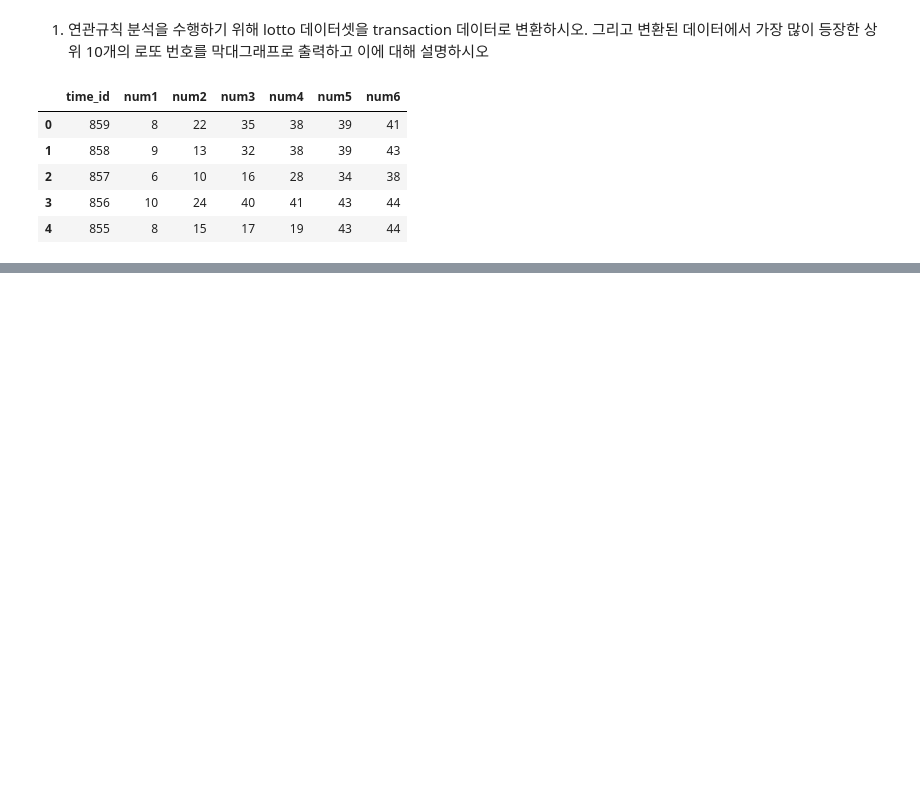
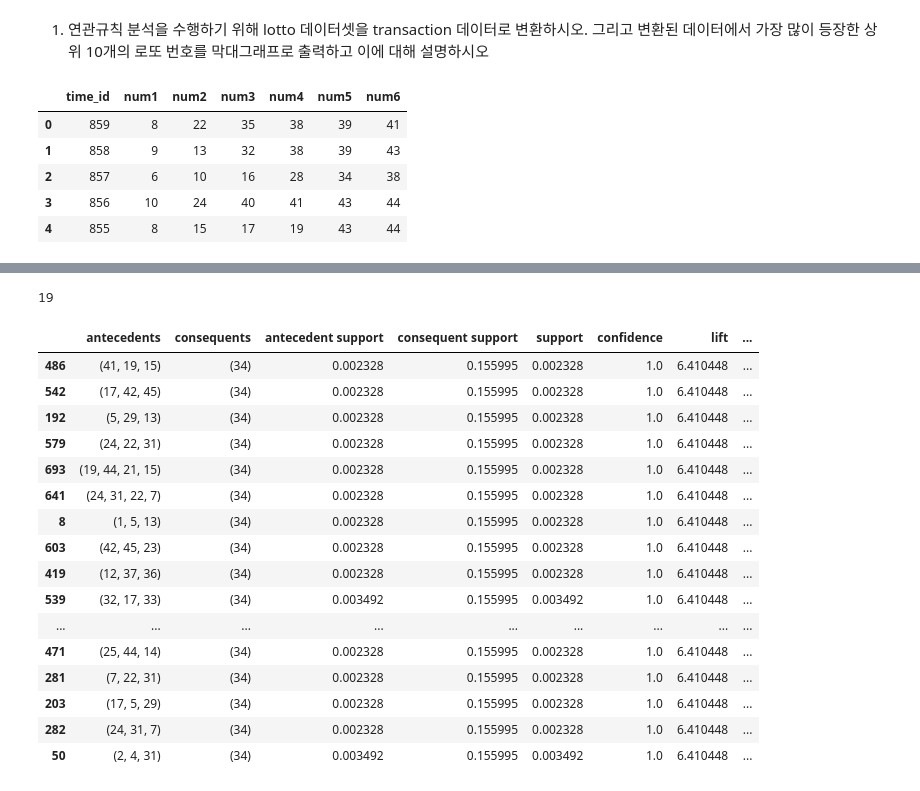
Before and after one commit to suhyehye/ADP-study, a Jupyter notebook: 모의고사/1회/1. 정형 데이터 마이닝.ipynb, the cells around one changed output, grey strips where cells are left out. Saved outputs shown, nothing was run; the diff lists cells and outputs as text; code cells hidden in the pictures; blank space fills up the shorter version.

```diff
--- a/모의고사/1회/1. 정형 데이터 마이닝.ipynb
+++ b/모의고사/1회/1. 정형 데이터 마이닝.ipynb
@@ -59,0 +17,14 @@ num
+# %%
+#Transaction data
+trs_data = np.array(lotto.loc[:,"num1":])
+onearray_list = []
+
+for onearray in trs_data:
+    minilist = []
+    for num in onearray:
+        minilist.append(str(num))
+
+    onearray_list.append(minilist)
+
+trs_df = pd.DataFrame({'transaction_id':lotto['time_id'],'item':onearray_list})
+trs_df.head()
@@ -59,0 +78,20 @@ num
+# %%
+#mlxtend 패키지 사용
+
+!pip install mlxtend
+from mlxtend.preprocessing import TransactionEncoder
+from mlxtend.frequent_patterns import apriori, association_rules
+
+te = TransactionEncoder()
+te_ary = te.fit_transform(trs_data)
+
+fitted_df = pd.DataFrame(te_ary, columns = te.columns_)
+sup_df = apriori(fitted_df, min_support=0.002, use_colnames=True)
+
+consup_df = association_rules(sup_df, metric='confidence', min_threshold = 0.8)
+
+consup_df['antec_len'] = consup_df['antecedents'].apply(lambda x: len(x))
+consup_df['conse_len'] = consup_df['consequents'].apply(lambda x: len(x))
+
+rules_1 = consup_df.query('antec_len >= 2 and antec_len <=6 and conse_len==1').sort_values(by = 'lift',ascending=False)
+rules_1.shape
@@ -59,0 +116,24 @@ num
+# %%
+top1 = 34
+rules_most_freq = rules_1[rules_1['consequents'] == {top1}]
+print(len(rules_most_freq))
+rules_most_freq
+# %% [output]
+19
+|  | antecedents | consequents | antecedent support | consequent support | support | confidence | lift | ... |
+| 486 | (41, 19, 15) | (34) | 0.002328 | 0.155995 | 0.002328 | 1.0 | 6.410448 | ... |
+| 542 | (17, 42, 45) | (34) | 0.002328 | 0.155995 | 0.002328 | 1.0 | 6.410448 | ... |
+| 192 | (5, 29, 13) | (34) | 0.002328 | 0.155995 | 0.002328 | 1.0 | 6.410448 | ... |
+| 579 | (24, 22, 31) | (34) | 0.002328 | 0.155995 | 0.002328 | 1.0 | 6.410448 | ... |
+| 693 | (19, 44, 21, 15) | (34) | 0.002328 | 0.155995 | 0.002328 | 1.0 | 6.410448 | ... |
+| 641 | (24, 31, 22, 7) | (34) | 0.002328 | 0.155995 | 0.002328 | 1.0 | 6.410448 | ... |
+| 8 | (1, 5, 13) | (34) | 0.002328 | 0.155995 | 0.002328 | 1.0 | 6.410448 | ... |
+| 603 | (42, 45, 23) | (34) | 0.002328 | 0.155995 | 0.002328 | 1.0 | 6.410448 | ... |
+| 419 | (12, 37, 36) | (34) | 0.002328 | 0.155995 | 0.002328 | 1.0 | 6.410448 | ... |
+| 539 | (32, 17, 33) | (34) | 0.003492 | 0.155995 | 0.003492 | 1.0 | 6.410448 | ... |
+| ... | ... | ... | ... | ... | ... | ... | ... | ... |
+| 471 | (25, 44, 14) | (34) | 0.002328 | 0.155995 | 0.002328 | 1.0 | 6.410448 | ... |
+| 281 | (7, 22, 31) | (34) | 0.002328 | 0.155995 | 0.002328 | 1.0 | 6.410448 | ... |
+| 203 | (17, 5, 29) | (34) | 0.002328 | 0.155995 | 0.002328 | 1.0 | 6.410448 | ... |
+| 282 | (24, 31, 7) | (34) | 0.002328 | 0.155995 | 0.002328 | 1.0 | 6.410448 | ... |
+| 50 | (2, 4, 31) | (34) | 0.003492 | 0.155995 | 0.003492 | 1.0 | 6.410448 | ... |
```
Also changed, not shown: parts of 10 cells of this notebook.
